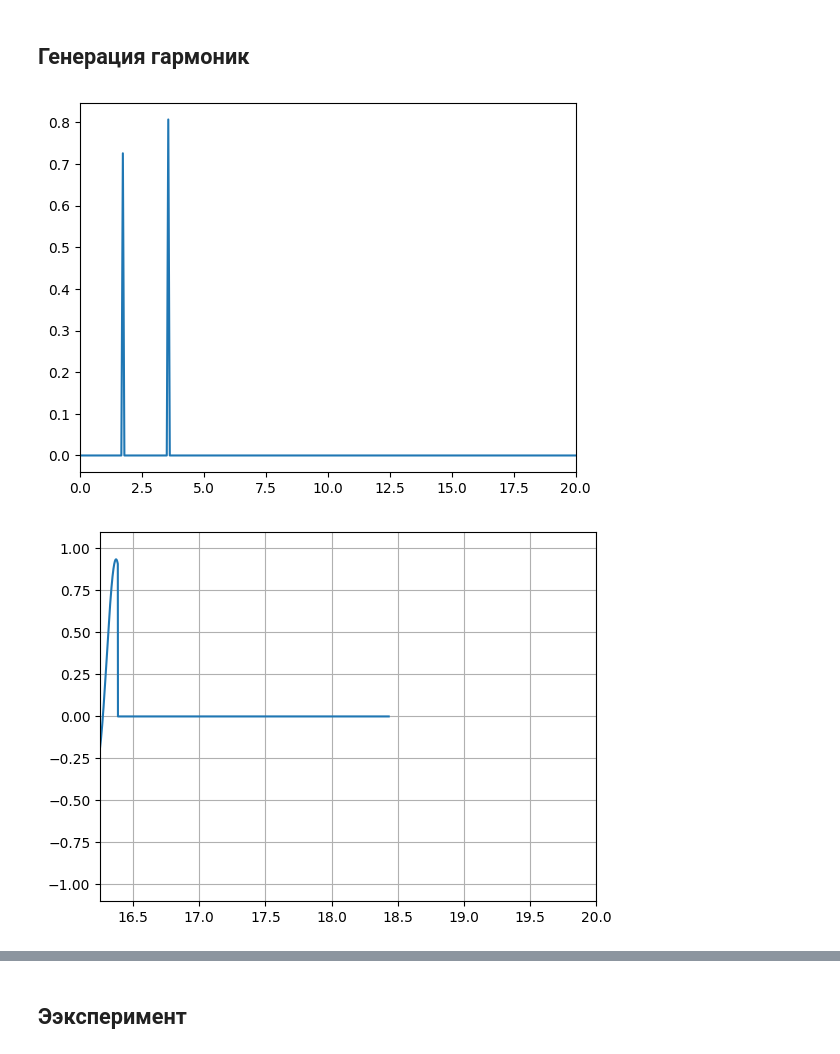
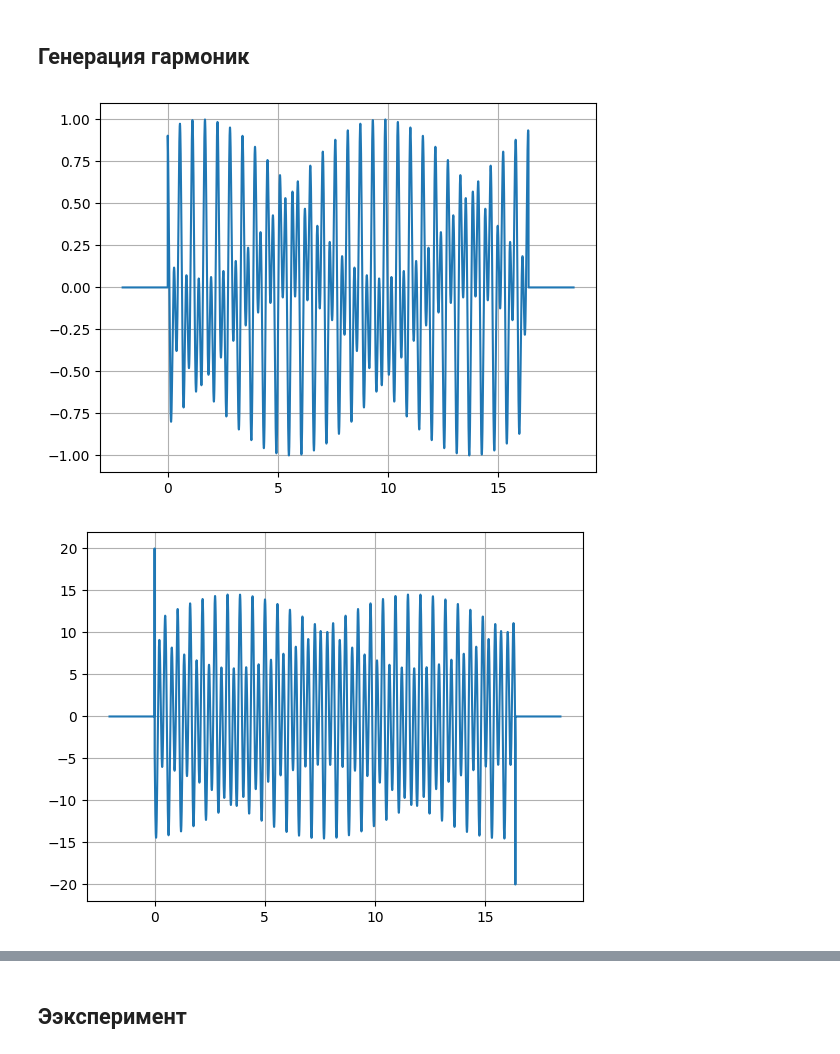
Before and after one commit to tndrd/encos-sys-id, a Jupyter notebook: scripts/test.ipynb, the cells around one changed output, grey strips where cells are left out. Drawn from its saved outputs; the diff is of its cells as text; code cells hidden in the pictures.

Commit message:
implement velocity limit && torque clipping; position stitich && start work on preprocessing

```diff
--- a/scripts/test.ipynb
+++ b/scripts/test.ipynb
@@ -29,4 +16,14 @@ plt.show()
 # %%
+PULSE_LEN_S = 3
+AMPLITUDE = 6
+
+pulse_len = int(1e3 * PULSE_LEN_S / SIGNAL_DT_MS)
+
+X = np.zeros((3*pulse_len), dtype=np.float64)
+X[pulse_len:-pulse_len] = AMPLITUDE
+
+T = np.arange(0, 3 * pulse_len) * 1e-3 * SIGNAL_DT_MS
+
 def stitch(Y, tol=1e-2):
   Y = Y.copy()
   for i in range(len(Y) - 1):
@@ -41,13 +38,14 @@ Y = np.array(Y)
 Y = stitch(Y - Y[0])
 dY = np.array(dY)
 
+plt.figure(figsize=(16, 4))
 plt.plot(T, Y / np.max(Y), label="position")
 plt.plot(T, dY / np.max(np.abs(dY)), label="speed")
 #plt.plot(T[:-1], (Y[1:] - Y[:-1]) / SIGNAL_DT_MS * 1e3, label="speed, numeric")
 plt.plot(T, X / np.max(np.abs(X)), label="torque")
 plt.grid()
 plt.legend()
+ticks = np.arange(0, 10, .5)
+plt.xticks(ticks)
 plt.show()
-
-print(f"vmax = {np.max(np.abs(dY))}")
 # %% [output]
@@ -111,35 +136,29 @@ def extend_signal(T, x, n):
   new_t[-n:] = T[-1] * (1 + N / len(T))
 
   return new_t, new_x
+
+def make_torque_signal(T, v):
+  dv = (v[2:] - v[:-2]) * 1e3 / (2 * SIGNAL_DT_MS)
+  tau = INERTIA_COEFF * dv
+  return T[1:-1], tau
 # %%
+VMAX = 15
+TMAX = 20
+
 N = 4096*2
 F, X = gen_random_harmonics(3, N, 20, 3)
-T, x = gen_signal(X, N)
-T, x = extend_signal(T, x, 2048)
+T, v = gen_signal(X, N)
+T, v = extend_signal(T, v, 2048)
 
-plt.plot(F[N:], np.abs(X)[:N])
-plt.xlim(0, 20)
-plt.show()
+T, x = make_torque_signal(T, v * VMAX)
+x = np.clip(x, -TMAX, TMAX)
 
 plt.plot(T, x)
-plt.xlim(16.25, 20)
 plt.grid()
 plt.show()
 
-y, dy = map(np.array, gen.play_signal(3*x, SIGNAL_DT_MS))
+y, dy = map(np.array, gen.play_signal(x, SIGNAL_DT_MS))
 y = stitch(y - y[0])
-
-fig, ax = plt.subplots(3, 1, sharex=True)
-ax[0].plot(T, x)
-ax[0].grid()
-ax[0].set_title("Torque")
-ax[1].plot(T, y)
-ax[1].set_title("Position")
-ax[1].grid()
-ax[2].plot(T, dy)
-ax[2].set_title("Speed")
-ax[2].grid()
-fig.tight_layout()
 # %% [output]
-[figure, old version]
+[figure, new version]
-[figure, old version]
+[figure, new version]
```
Also changed, not shown: parts of 9 cells of this notebook, 1 other file.
